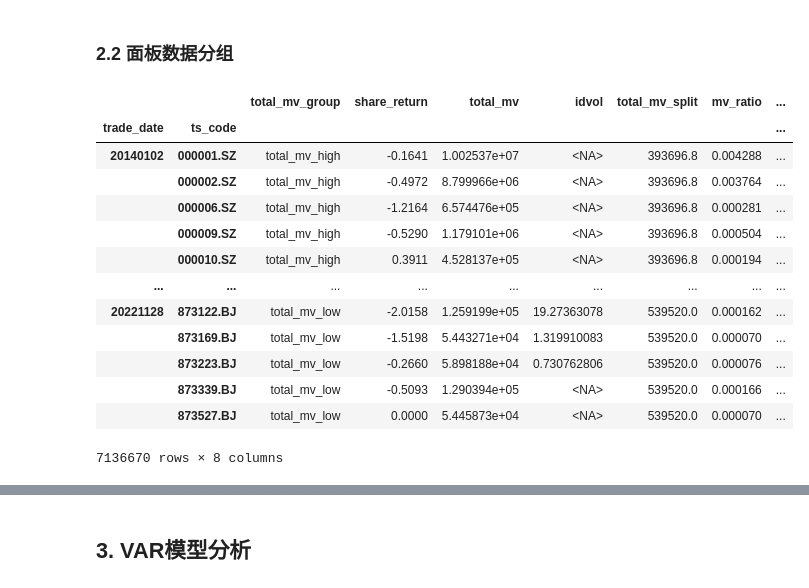
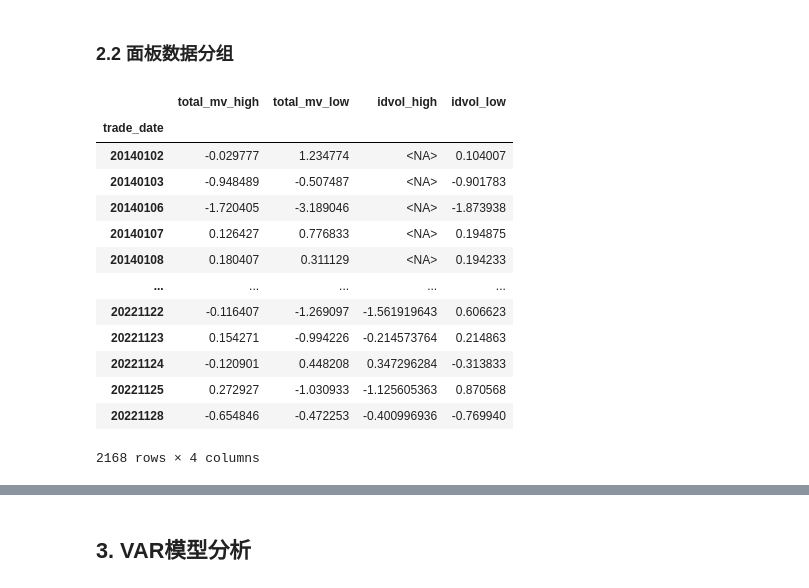
Before and after one commit to Colin-Bao/Investor-Sentiment, a Jupyter notebook: analyzer/analyzer.ipynb, the cells around one changed output, grey strips where cells are left out. Cells and saved outputs as stored; diff of their text form; code cells hidden in the pictures.

```diff
--- a/analyzer/analyzer.ipynb
+++ b/analyzer/analyzer.ipynb
@@ -204,48 +204,73 @@ df_ols_panel
 # %%
 # 参数阈值
 QUANTILE = 0.5
 
 
 # 面板数据分组
 def group_ols_panel(df, group_col: str):
     """
     :param df:
     :param group_col:分组变量
     """
     # 分组
     df[f'{group_col}_split'] = df[group_col].groupby(level=['trade_date']).transform(lambda x: x.quantile(QUANTILE))
     df[f'{group_col}_group'] = np.where(df[group_col].to_pandas() >= df[f'{group_col}_split'].to_pandas(),
                                         f'{group_col}_high', f'{group_col}_low')
     # 重新设定分组索引
     df = df.reset_index().set_index(['trade_date', f'{group_col}_group', 'ts_code']).sort_index()
 
     # 求组中市值加权系数
-    df['mv_ratio'] = df['total_mv'] / df.groupby(level=['trade_date', f'{group_col}_group'])['total_mv'].transform('sum')
+    df[f'{group_col}_mv_ratio'] = df['total_mv'] / df.groupby(level=['trade_date', f'{group_col}_group'])['total_mv'].transform('sum')
 
     # 求组中回报
-    df[f'{group_col}_vw_return'] = df['mv_ratio'] * df['share_return']
+    df[f'{group_col}_vw_return'] = df[f'{group_col}_mv_ratio'] * df['share_return']
     df[f'{group_col}_group_return'] = (df.groupby(level=['trade_date', f'{group_col}_group'])[f'{group_col}_vw_return']
                                        .transform('sum'))
 
     # 重置索引
     return df.reset_index(f'{group_col}_group')
 
 
-df_group_panel = group_ols_panel(df_ols_panel, 'total_mv')
-df_group_panel
+# 循环分组,最后处理成时间序列数据
+def group_cols(df, columns: list):
+    # 用于分组
+    df_temp = df
+
+    # 求组中市值加权回报
+    for col in columns: df_temp = group_ols_panel(df_temp, col)
+
+    # 筛选
+    df_temp = df_temp[[i + '_group' for i in columns] + [i + '_group_return' for i in columns]]
+
+    # 保留唯一的组合 2^N
+    df_time_panel = (df_temp.reset_index().groupby(['trade_date'] + [i + '_group' for i in columns]).first())
+
+    # 转为时间序列数据
+    df_time = cudf.DataFrame()
+    for col in columns: df_time = cudf.concat([df_time,
+                                               df_time_panel.groupby(level=['trade_date', f'{col}_group']).first().reset_index()
+                                              .pivot(index='trade_date', columns=f'{col}_group', values=f'{col}_group_return')],
+                                              join="left", axis=1, sort=True)
+    # 高减低
+
+    return df_time
+
+
+df_group_time = group_cols(df_ols_panel, ['total_mv', 'idvol'])
+df_group_time
 # %% [output]
-|  |  | total_mv_group | share_return | total_mv | idvol | total_mv_split | mv_ratio | ... |
-| trade_date | ts_code |  |  |  |  |  |  | ... |
-| 20140102 | 000001.SZ | total_mv_high | -0.1641 | 1.002537e+07 | <NA> | 393696.8 | 0.004288 | ... |
-|  | 000002.SZ | total_mv_high | -0.4972 | 8.799966e+06 | <NA> | 393696.8 | 0.003764 | ... |
-|  | 000006.SZ | total_mv_high | -1.2164 | 6.574476e+05 | <NA> | 393696.8 | 0.000281 | ... |
-|  | 000009.SZ | total_mv_high | -0.5290 | 1.179101e+06 | <NA> | 393696.8 | 0.000504 | ... |
-|  | 000010.SZ | total_mv_high | 0.3911 | 4.528137e+05 | <NA> | 393696.8 | 0.000194 | ... |
-| ... | ... | ... | ... | ... | ... | ... | ... | ... |
-| 20221128 | 873122.BJ | total_mv_low | -2.0158 | 1.259199e+05 | 19.27363078 | 539520.0 | 0.000162 | ... |
-|  | 873169.BJ | total_mv_low | -1.5198 | 5.443271e+04 | 1.319910083 | 539520.0 | 0.000070 | ... |
-|  | 873223.BJ | total_mv_low | -0.2660 | 5.898188e+04 | 0.730762806 | 539520.0 | 0.000076 | ... |
-|  | 873339.BJ | total_mv_low | -0.5093 | 1.290394e+05 | <NA> | 539520.0 | 0.000166 | ... |
-|  | 873527.BJ | total_mv_low | 0.0000 | 5.445873e+04 | <NA> | 539520.0 | 0.000070 | ... |
+|  | total_mv_high | total_mv_low | idvol_high | idvol_low |
+| trade_date |  |  |  |  |
+| 20140102 | -0.029777 | 1.234774 | <NA> | 0.104007 |
+| 20140103 | -0.948489 | -0.507487 | <NA> | -0.901783 |
+| 20140106 | -1.720405 | -3.189046 | <NA> | -1.873938 |
+| 20140107 | 0.126427 | 0.776833 | <NA> | 0.194875 |
+| 20140108 | 0.180407 | 0.311129 | <NA> | 0.194233 |
+| ... | ... | ... | ... | ... |
+| 20221122 | -0.116407 | -1.269097 | -1.561919643 | 0.606623 |
+| 20221123 | 0.154271 | -0.994226 | -0.214573764 | 0.214863 |
+| 20221124 | -0.120901 | 0.448208 | 0.347296284 | -0.313833 |
+| 20221125 | 0.272927 | -1.030933 | -1.125605363 | 0.870568 |
+| 20221128 | -0.654846 | -0.472253 | -0.400996936 | -0.769940 |
-7136670 rows × 8 columns
+2168 rows × 4 columns
 # %%
```
Also changed, not shown: parts of 5 cells of this notebook.
